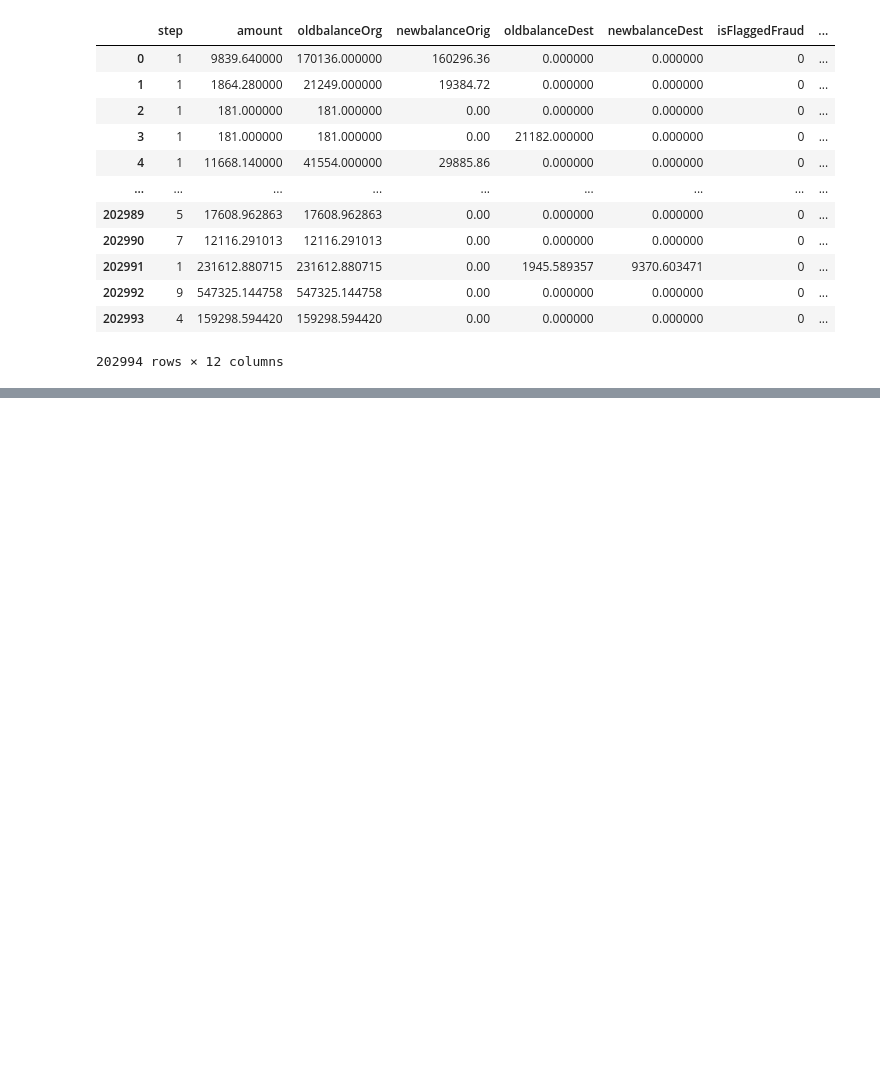
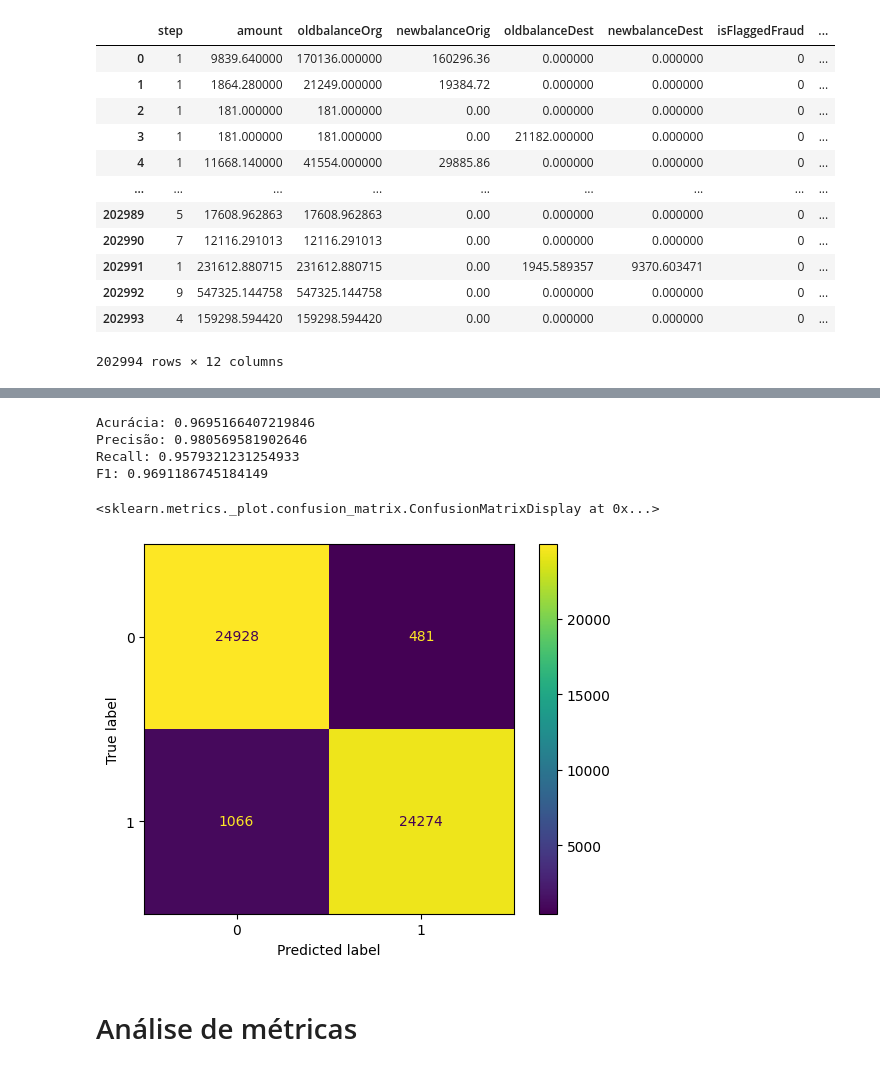
Before and after one commit to xpcosmos/deteccao-de-fraudes, a Jupyter notebook: app.ipynb, the cells around one changed output, grey strips where cells are left out. Drawn from its saved outputs; the diff is of its cells as text; code cells hidden in the pictures; blank space fills up the shorter version.

Commit message:
Função de avaliação de métricas de modelos base

```diff
--- a/app.ipynb
+++ b/app.ipynb
@@ -107,0 +164,24 @@ X_balanceado
+# %%
+SEED = 42
+
+X_train, X_test, y_train, y_test = train_test_split(X_balanceado, y_balanceado, test_size=0.25, random_state= SEED)
+
+rand_florest = RandomForestClassifier(max_depth=5, random_state=SEED)
+rand_florest.fit(X_train, y_train)
+y_pred = rand_florest.predict(X_test)
+
+print("Acurácia:",metrics.accuracy_score(y_test, y_pred))
+print("Precisão:",metrics.precision_score(y_test, y_pred))
+print("Recall:",metrics.recall_score(y_test, y_pred))
+print("F1:",metrics.f1_score(y_test, y_pred))
+
+metrics.ConfusionMatrixDisplay(metrics.confusion_matrix(y_test, y_pred)).plot()
+# %% [output]
+Acurácia: 0.9695166407219846
+Precisão: 0.980569581902646
+Recall: 0.9579321231254933
+F1: 0.9691186745184149
+<sklearn.metrics._plot.confusion_matrix.ConfusionMatrixDisplay at 0x...>
+[figure, added]
+# %% [markdown]
+# Análise de métricas
```
Also changed, not shown: parts of 12 cells of this notebook.
